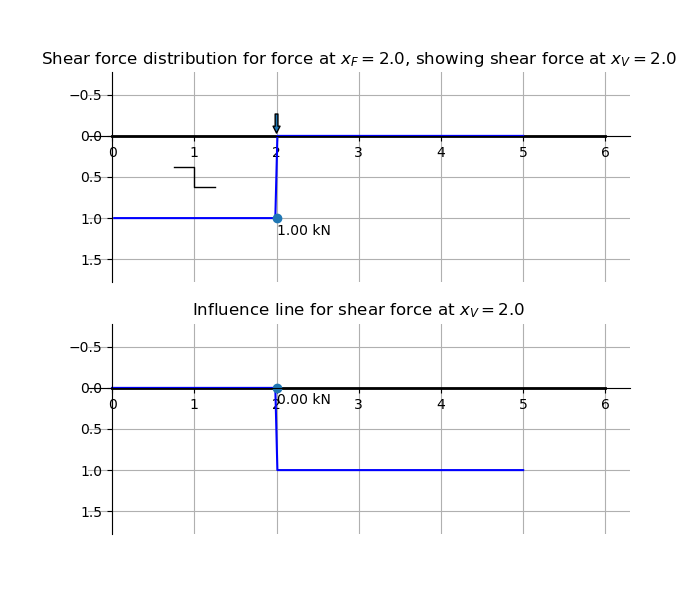
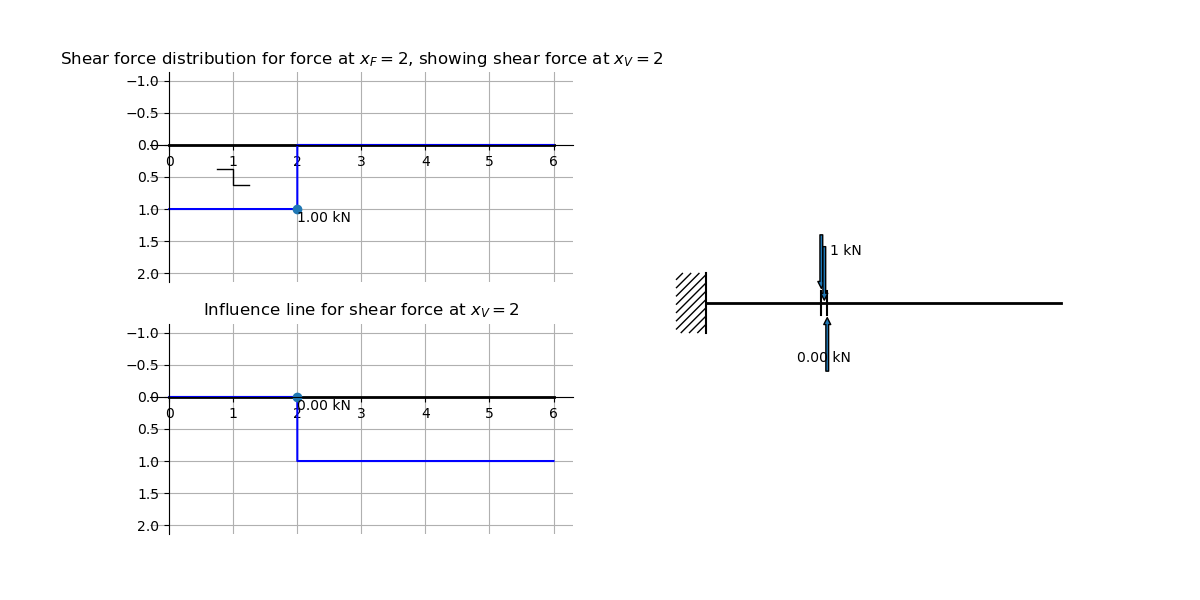
The notebook cell's code change between the first figure and the second:
--- before
+++ after
@@ -1,39 +1,73 @@
-fig, axs = plt.subplots(2, 1, figsize=(7, 6))
-x = np.linspace(0,5.0001,200)
+fig = plt.figure(figsize=(12, 6))
+
+gs = fig.add_gridspec(2,2)
+axs0 = fig.add_subplot(gs[:, 1])
+axs1 = fig.add_subplot(gs[0, 0])
+axs2 = fig.add_subplot(gs[1, 0])
+
 def func(a,b):
-    axs[0].clear()  # Clear the existing plot
-    axs[1].clear()
-    axs[0].plot([0,6],[0,0],color='black',linewidth=2)
-    axs[0].grid()
-    axs[0].axis('equal')
-    axs[0].plot(x,V_numpy(6,b,1500,x),color='blue')
-    axs[0].plot(a,V_numpy(6,b,1500,a),marker='o')
-    axs[0].annotate('%.2f kN' % V_numpy(6,b,1500,a),xy = [a,V_numpy(6,b,1500,a)+0.2])
-    axs[0].annotate(text='', xy=(b,0), xytext=(b,-0.3), arrowprops=dict(arrowstyle='simple'))
-    axs[0].invert_yaxis()
-    plt.sca(axs[0])
+    axs0.clear()
+    axs1.clear()  # Clear the existing plot
+    axs2.clear()
+
+    x = np.sort(np.array([0,0.00001,a-0.00001,a+0.00001,b-0.00001,b+0.00001,6,6+0.00001]))
+
+    axs0.plot([0,6],[0,0],color='black',linewidth=2)
+    axs0.plot([0,0],[-0.5,0.5],color='black')
+    for i in np.linspace(0.1,1.5,11):
+        axs0.plot([-0.5+max(i-1,0),-0.5+min(i,0.5)],[-0.5+min(i,1),-0.5+max(0,i-0.5)],linewidth=1,color='black')
+
+    axs0.plot([a-0.05,a-0.05],[0.2,-0.2],color='black')
+    axs0.plot([a+0.05,a+0.05],[0.2,-0.2],color='black')
+    
+    if V_numpy(6,b,1500,a)>0:
+        axs0.annotate(text='', xy=(a+0.05,+0.2), xytext=(a+0.05,+0.2+V_numpy(6,b,1500,a)*1), arrowprops=dict(arrowstyle='simple'))
+        axs0.annotate(text='', xy=(a-0.05,-0.2), xytext=(a-0.05,-0.2-V_numpy(6,b,1500,a)*1), arrowprops=dict(arrowstyle='simple'))
+    else:
+        axs0.annotate(text='', xy=(a+0.05,-0.2), xytext=(a+0.05,-0.2+V_numpy(6,b,1500,a)*1), arrowprops=dict(arrowstyle='simple'))
+        axs0.annotate(text='', xy=(a-0.05,+0.2), xytext=(a-0.05,+0.2-V_numpy(6,b,1500,a)*1), arrowprops=dict(arrowstyle='simple'))
+    axs0.annotate('%.2f kN' % V_inf_numpy(5,a,5000,b),xy = [a,1],ha='center')
+    #axs0.annotate(text='', xy=(a-M_numpy(5,b,5000,a)/3,-M_numpy(5,b,5000,a)/3), xytext=(a-M_numpy(5,b,5000,a)/3,M_numpy(5,b,5000,a)/3), arrowprops=dict(arrowstyle='simple',connectionstyle='arc3,rad=0.7'))
+    #axs0.annotate('%.2f kNm' % M_inf_numpy(5,a,5000,b),xy = [a,0.5],ha='center')
+
+    axs0.annotate(text='', xy=(b,0), xytext=(b,-1), arrowprops=dict(arrowstyle='simple'))
+    axs0.annotate('1 kN',xy = [b+0.1,-1],ha='left',va='top')
+    axs0.set_ylim([-1,1])
+    axs0.set_aspect('equal')
+    axs0.invert_yaxis()
+    axs0.axis('off')
+
+    axs1.plot([0,6],[0,0],color='black',linewidth=2)
+    axs1.grid()
+    axs1.axis('equal')
+    axs1.plot(x,V_numpy(6,b,1500,x),color='blue')
+    axs1.plot(a,V_numpy(6,b,1500,a),marker='o')
+    axs1.annotate('%.2f kN' % V_numpy(6,b,1500,a),xy = [a,V_numpy(6,b,1500,a)+0.2])
+    #axs1.annotate(text='', xy=(b,0), xytext=(b,-0.3), arrowprops=dict(arrowstyle='simple'))
+    axs1.invert_yaxis()
+    plt.sca(axs1)
     vervormingV(b/2,V_numpy(6,b,1500,x)[1]/2,V_numpy(6,b,1500,x)[1]/2,0)
-    title0 = 'Shear force distribution for force at $x_F = '+str(b)+'$, showing shear force at $x_V = '+str(a)+'$'
-    axs[0].set_title(title0)
-    axs[1].plot([0,6],[0,0],color='black',linewidth=2)
-    axs[1].grid()
-    axs[1].axis('equal')
-    axs[1].plot(x,V_inf_numpy(6,a,1500,x),color='blue')
-    axs[1].plot(b,V_inf_numpy(6,a,1500,b),marker='o')
-    axs[1].annotate('%.2f kN' % V_inf_numpy(6,a,1500,b),xy = [b,V_inf_numpy(6,a,1500,b)+0.2])
-    axs[1].invert_yaxis()
-    title1 = 'Influence line for shear force at $x_V = '+str(a)+'$'
-    axs[1].set_title(title1)
+    title0 = 'Shear force distribution for force at $x_F = '+str(round(b))+'$, showing shear force at $x_V = '+str(round(a))+'$'
+    axs1.set_title(title0)
+    axs2.plot([0,6],[0,0],color='black',linewidth=2)
+    axs2.grid()
+    axs2.axis('equal')
+    axs2.plot(x,V_inf_numpy(6,a,1500,x),color='blue')
+    axs2.plot(b,V_inf_numpy(6,a,1500,b),marker='o')
+    axs2.annotate('%.2f kN' % V_inf_numpy(6,a,1500,b),xy = [b,V_inf_numpy(6,a,1500,b)+0.2])
+    axs2.invert_yaxis()
+    title1 = 'Influence line for shear force at $x_V = '+str(round(a))+'$'
+    axs2.set_title(title1)
 
-    axs[0].spines['right'].set_color('none')
-    axs[0].spines['top'].set_color('none')
-    axs[0].spines['bottom'].set_position('zero')
-    axs[0].spines['left'].set_position('zero')
-    axs[1].spines['right'].set_color('none')
-    axs[1].spines['top'].set_color('none')
-    axs[1].spines['bottom'].set_position('zero')
-    axs[1].spines['left'].set_position('zero')
+    axs1.spines['right'].set_color('none')
+    axs1.spines['top'].set_color('none')
+    axs1.spines['bottom'].set_position('zero')
+    axs1.spines['left'].set_position('zero')
+    axs2.spines['right'].set_color('none')
+    axs2.spines['top'].set_color('none')
+    axs2.spines['bottom'].set_position('zero')
+    axs2.spines['left'].set_position('zero')
     plt.draw()  
     
-interact(func, a = widgets.FloatSlider(min=0, max=6, value=2, step=0.1, description="Location shear force x_V = ... (m)",readout_format='.1f',style= {'description_width': '200px'},layout = {'width': '450px'}),
-         b = widgets.FloatSlider(min=0, max=6, value=2, step=0.1, description="Location force x_F = ... (m)",readout_format='.1f',style= {'description_width': '200px'},layout = {'width': '450px'}) );
+interact(func, a = widgets.FloatSlider(min=0.1, max=6, value=2, step=0.1, description="Location shear force x_V = ... (m)",readout_format='.1f',style= {'description_width': '200px'},layout = {'width': '450px'}),
+         b = widgets.FloatSlider(min=0.1, max=6, value=2, step=0.1, description="Location force x_F = ... (m)",readout_format='.1f',style= {'description_width': '200px'},layout = {'width': '450px'}) );

Commit: finalize cantilver